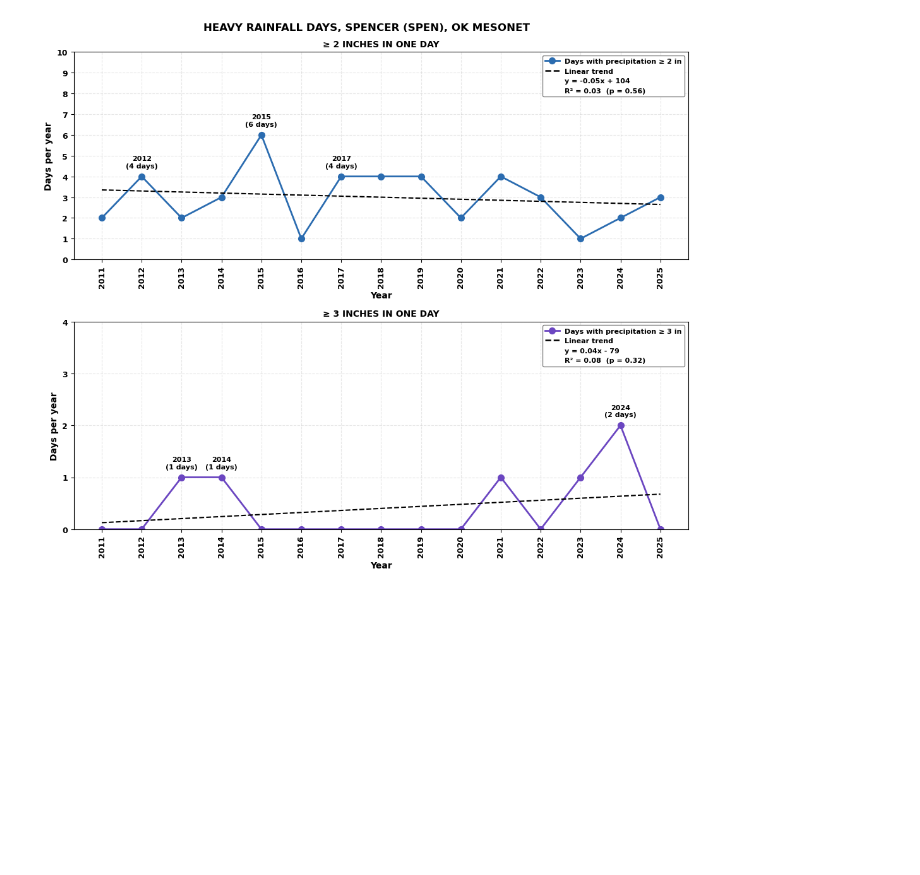
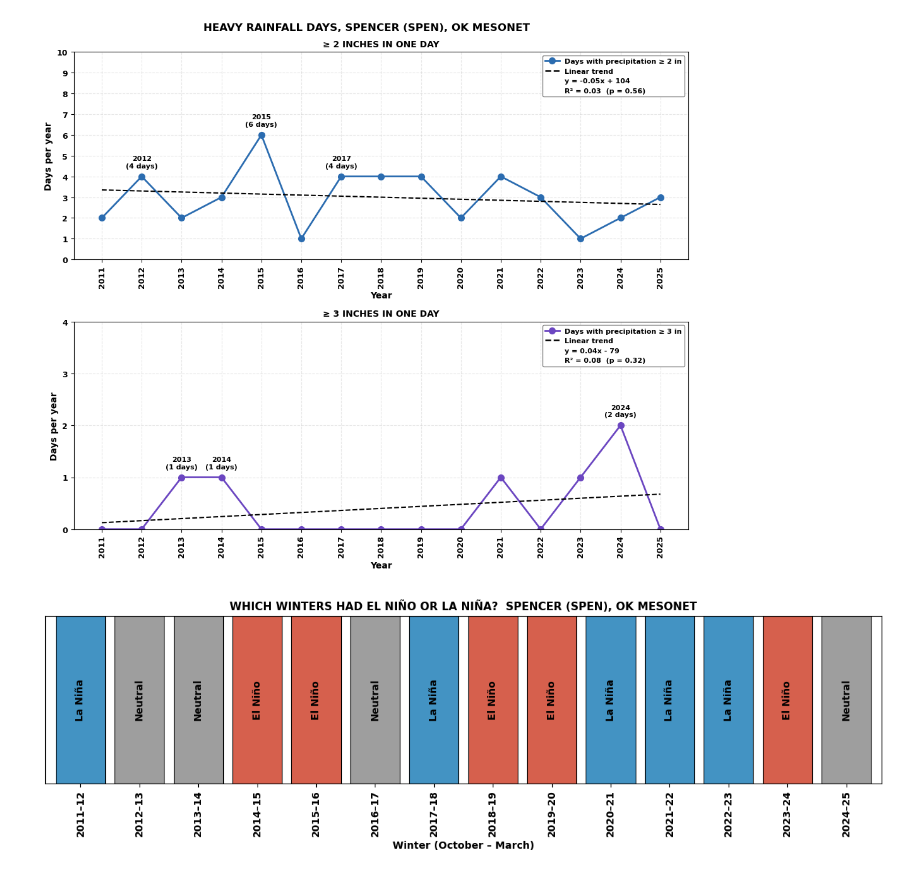
Before and after one commit to damponsah20/FS, a Jupyter notebook: Fact-Sheet_codes.ipynb, the cells around one changed output. Cells and saved outputs as stored; diff of their text form; code cells hidden in the pictures; blank space fills up the shorter version.

```diff
--- a/Fact-Sheet_codes.ipynb
+++ b/Fact-Sheet_codes.ipynb
@@ -1893,3 +1893,71 @@ Annual totals look like inches (Oklahoma is ~25-55 in/yr).
 >= 2 in: {2011: 2, 2012: 4, 2013: 2, 2014: 3, 2015: 6, 2016: 1, 2017: 4, 2018: 4, 2019: 4, 2020: 2, 2021: 4, 2022: 3, 2023: 1, 2024: 2, 2025: 3}
 >= 3 in: {2011: 0, 2012: 0, 2013: 1, 2014: 1, 2015: 0, 2016: 0, 2017: 0, 2018: 0, 2019: 0, 2020: 0, 2021: 1, 2022: 0, 2023: 1, 2024: 2, 2025: 0}
 [figure]
+# %%
+import numpy as np
+import pandas as pd
+import matplotlib.pyplot as plt
+from matplotlib.lines import Line2D
+from matplotlib.patches import Patch, Rectangle
+
+STATION = 'SPENCER (SPEN), OK MESONET'
+EL_NINO_THRESHOLD, LA_NINA_THRESHOLD, MIN_COVERAGE = 0.5, -0.5, 0.90
+ONI_URL = 'https://www.cpc.ncep.noaa.gov/data/indices/oni.ascii.txt'
+colors = {'El Niño': '#d6604d', 'Neutral': '#9e9e9e', 'La Niña': '#4393c3'}
+order = ['El Niño', 'Neutral', 'La Niña']
+
+# ---- Load and clean ----
+sp = pd.read_csv('SPENCER_DAILY.csv')
+sp.columns = sp.columns.str.strip()
+sp['Date'] = pd.to_datetime(sp[['YEAR', 'MONTH', 'DAY']].rename(
+    columns={'YEAR': 'year', 'MONTH': 'month', 'DAY': 'day'}))
+for col in ['TMAX', 'TMIN', 'RAIN']:
+    sp[col] = pd.to_numeric(sp[col], errors='coerce')
+    sp.loc[sp[col] <= -900, col] = np.nan
+sp['TMEAN'] = (sp['TMAX'] + sp['TMIN']) / 2
+
+# ---- One value per winter (Oct-Mar, named for the year it ends) ----
+sp['Winter'] = np.where(sp['MONTH'] >= 10, sp['Date'].dt.year + 1, sp['Date'].dt.year)
+w = sp[sp['MONTH'].isin([10, 11, 12, 1, 2, 3])].groupby('Winter')
+exp_days = pd.Series({y: (pd.Timestamp(y, 3, 31) - pd.Timestamp(y - 1, 10, 1)).days + 1 for y in w.size().index})
+ok = (w['RAIN'].count() / exp_days >= MIN_COVERAGE) & (w['TMEAN'].count() / exp_days >= MIN_COVERAGE)
+winters = pd.DataFrame({'Rain': w['RAIN'].sum(), 'Temp': w['TMEAN'].mean()})[ok]
+
+# ---- ENSO phase from the winter (Dec-Feb) ocean index ----
+try:
+    oni = pd.read_csv(ONI_URL, sep=r'\s+')
+except Exception:
+    print('Could not download ONI; reading local oni.ascii.txt instead')
+    oni = pd.read_csv('oni.ascii.txt', sep=r'\s+')
+winters['ONI'] = oni[oni['SEAS'] == 'DJF'].set_index('YR')['ANOM'].reindex(winters.index)
+winters = winters.dropna()
+winters['Phase'] = np.select([winters['ONI'] >= EL_NINO_THRESHOLD, winters['ONI'] <= LA_NINA_THRESHOLD],
+                             ['El Niño', 'La Niña'], default='Neutral')
+winters['Label'] = [f'{y-1}–{str(y)[2:]}' for y in winters.index]
+n = winters['Phase'].value_counts().reindex(order)
+rain_avg, temp_avg = winters['Rain'].mean(), winters['Temp'].mean()
+rng = np.random.default_rng(0)
+
+def bold_ticks_f(ax, size=10):
+    for lbl in ax.get_xticklabels() + ax.get_yticklabels():
+        lbl.set_fontweight('bold')
+        lbl.set_fontsize(size)
+
+# =====================  PLOT 1: which winters were El Niño / La Niña?  =====================
+fig, ax = plt.subplots(figsize=(12, 3.8), facecolor='white')
+for i, (_, r) in enumerate(winters.iterrows()):
+    ax.add_patch(Rectangle((i - 0.42, 0), 0.84, 1, fc=colors[r['Phase']], ec='black', lw=0.8))
+    ax.text(i, 0.5, r['Phase'], rotation=90, ha='center', va='center', fontsize=10, fontweight='bold')
+ax.set_xlim(-0.6, len(winters) - 0.4)
+ax.set_ylim(0, 1)
+ax.set_yticks([])
+ax.set_xticks(range(len(winters)))
+ax.set_xticklabels(winters['Label'], rotation=90)
+ax.set_xlabel('Winter (October – March)', fontweight='bold')
+ax.set_title(f'WHICH WINTERS HAD EL NIÑO OR LA NIÑA?  {STATION}', fontweight='bold', fontsize=11)
+bold_ticks_f(ax)
+fig.tight_layout()
+fig.savefig('farm1_enso_winters.png', dpi=300)
+plt.show()
+# %% [output]
+[figure, added]
```
Also changed, not shown: parts of 7 cells of this notebook, 7 other files.
